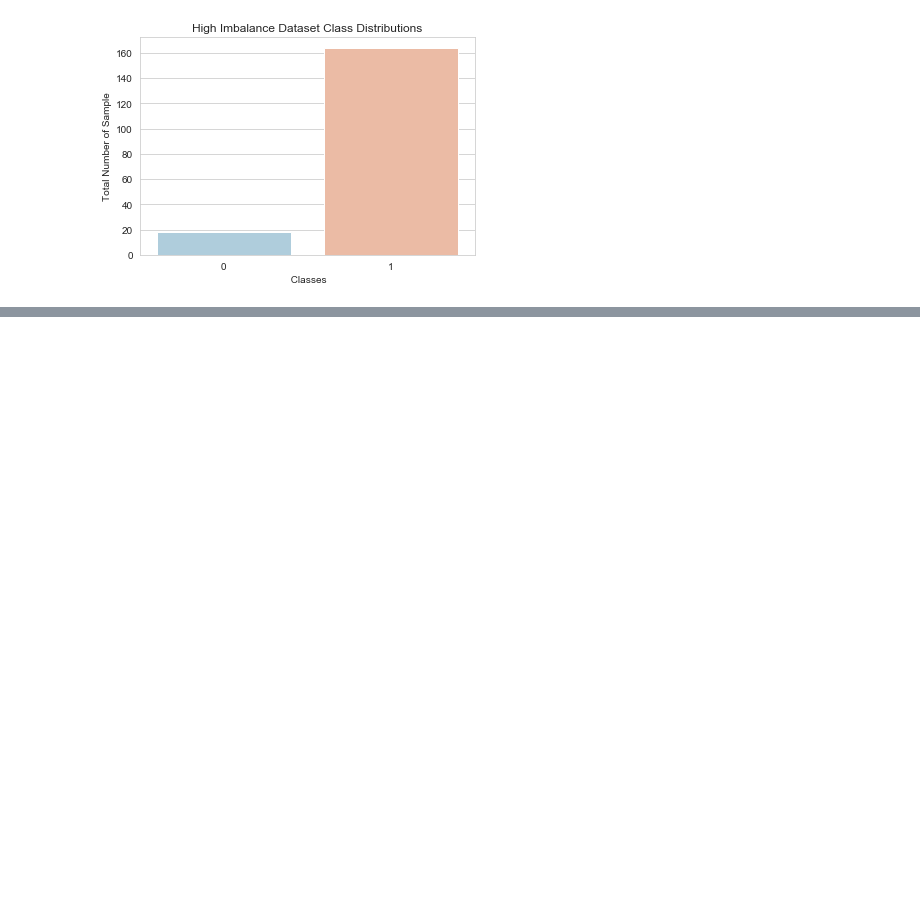
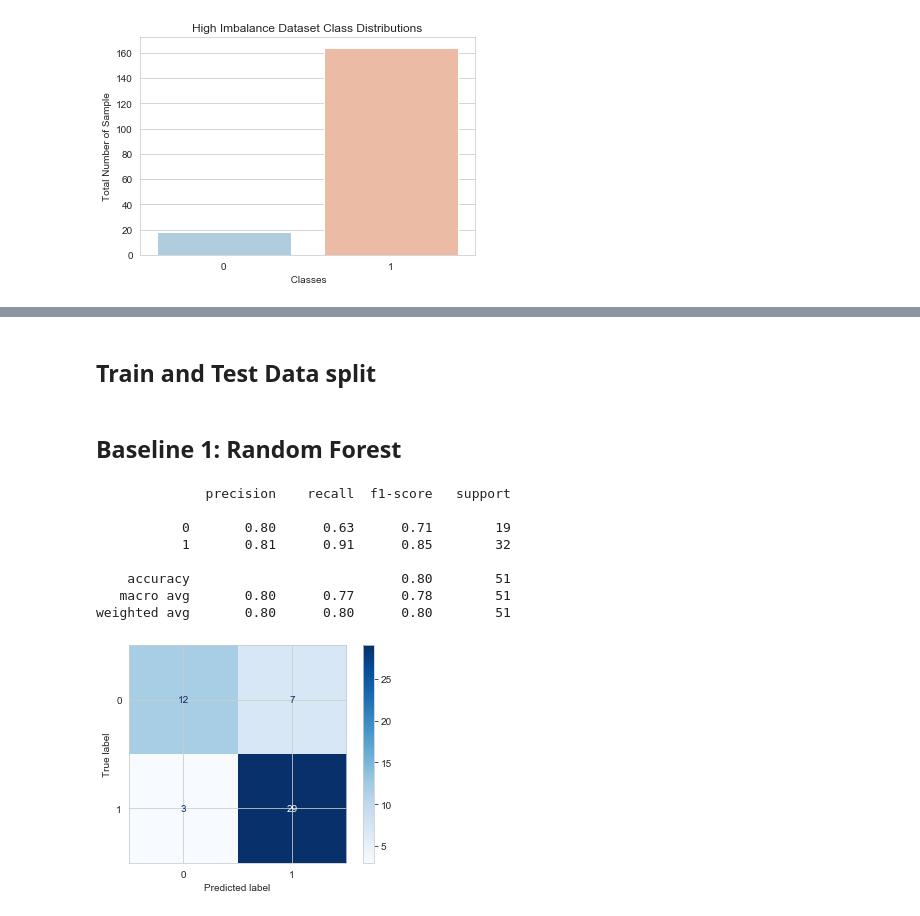
Before and after one commit to winsid07/CE888-, a Jupyter notebook: Code/Heart_Attack_Classification.ipynb, the cells around one changed output, grey strips where cells are left out. Saved outputs shown, nothing was run; the diff lists cells and outputs as text; code cells hidden in the pictures; blank space fills up the shorter version.

```diff
--- a/Code/Heart_Attack_Classification.ipynb
+++ b/Code/Heart_Attack_Classification.ipynb
@@ -308,0 +311,4 @@ fig.savefig('histogram_high_heart.pdf')
+# %%
+data_low = pd.read_csv('Heart_Attack_Low_Imb.csv')
+data_med = pd.read_csv('Heart_Attack_Medium_Imb.csv')
+data_high = pd.read_csv('Heart_Attack_High_Imb.csv')
@@ -308,0 +332,26 @@ fig.savefig('histogram_high_heart.pdf')
+# %% [markdown]
+## Train and Test Data split
+# %%
+X=data_low.iloc[:,:-1]
+y=data_low.iloc[:,-1]
+d = df.copy()
+# %%
+X_train,X_test,y_train,y_test=train_test_split(X,y,test_size=0.2,random_state=100)
+# %% [markdown]
+## Baseline 1: Random Forest
+# %%
+clf_rf=RandomForestClassifier(n_jobs=2,random_state=0)
+clf_rf.fit(X_train,y_train)
+y_predict=clf_rf.predict(X_test)
+plot_confusion_matrix(clf_rf,X_test,y_test, cmap=plt.cm.Blues)
+print(classification_report(y_test, y_predict))
+# %% [output]
+              precision    recall  f1-score   support
+
+           0       0.80      0.63      0.71        19
+           1       0.81      0.91      0.85        32
+
+    accuracy                           0.80        51
+   macro avg       0.80      0.77      0.78        51
+weighted avg       0.80      0.80      0.80        51
+[figure, added]
```
Also changed, not shown: parts of 52 cells of this notebook.
